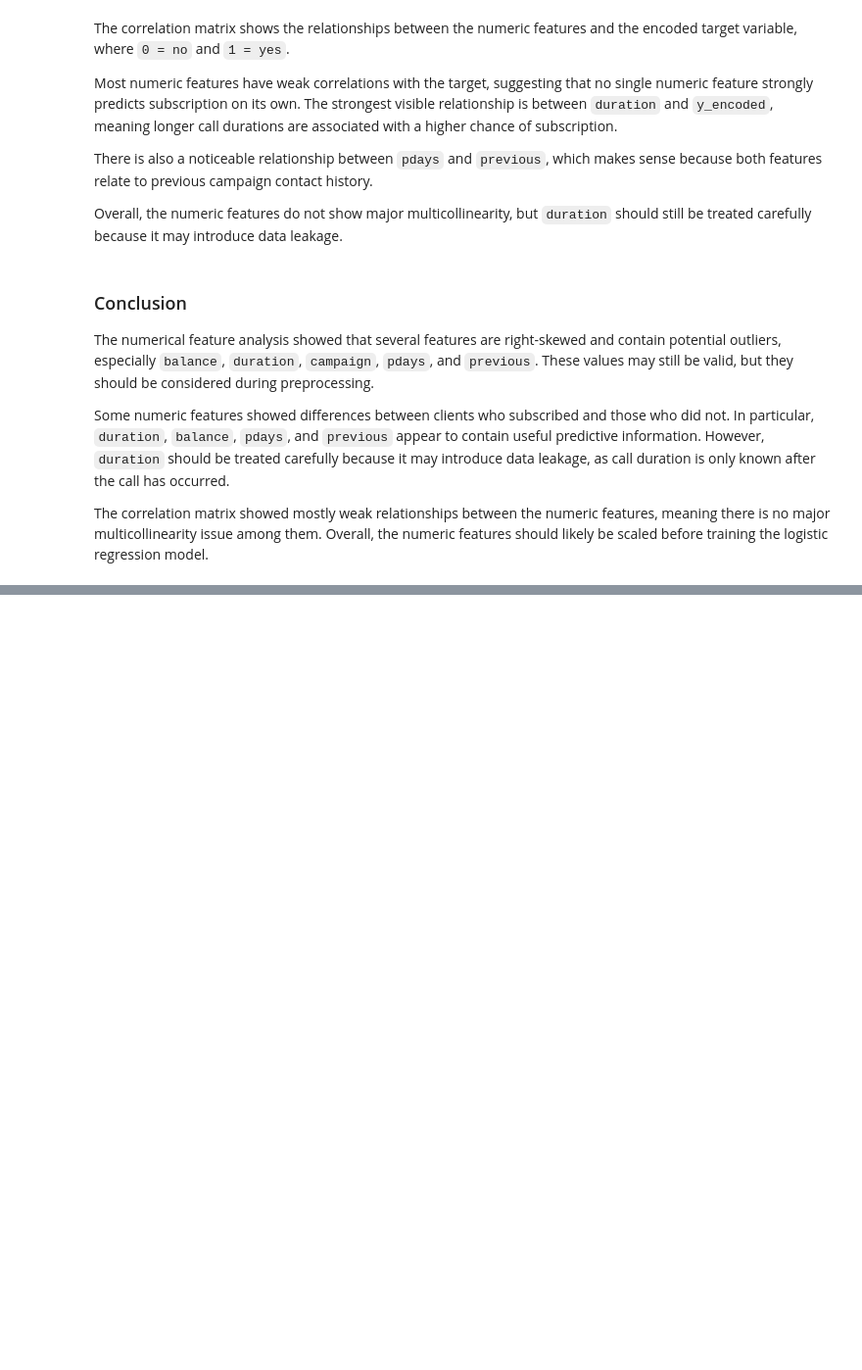
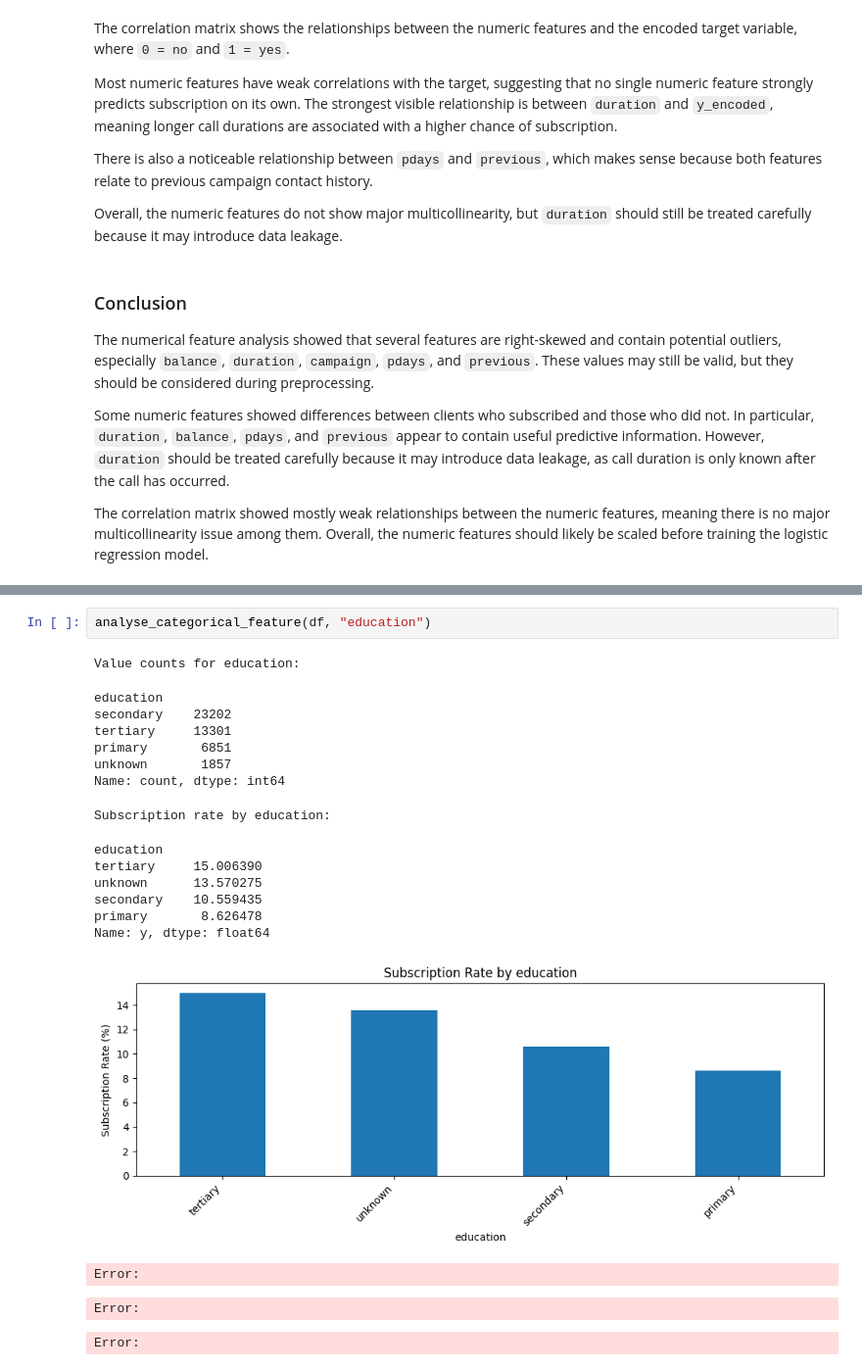
Before and after one commit to jacksonjgee/bank-marketing-logistic-regression, a Jupyter notebook: notebooks/Exploratory Data Analysis.ipynb, the cells around one changed output, grey strips where cells are left out. Shown at 98% size. Drawn from its saved outputs; the diff is of its cells as text; blank space fills up the shorter version.

```diff
--- a/notebooks/Exploratory Data Analysis.ipynb
+++ b/notebooks/Exploratory Data Analysis.ipynb
@@ -427,0 +585,21 @@ The correlation matrix showed mostly weak relationships between the numeric feat
+# %%
+analyse_categorical_feature(df, "education")
+# %% [output]
+Value counts for education:
+education
+secondary    23202
+tertiary     13301
+primary       6851
+unknown       1857
+Name: count, dtype: int64
+Subscription rate by education:
+education
+tertiary     15.006390
+unknown      13.570275
+secondary    10.559435
+primary       8.626478
+Name: y, dtype: float64
+[figure, added]
+Error:
+Error:
+Error:
```
Also changed, not shown: parts of 31 cells of this notebook, 2 other files.
